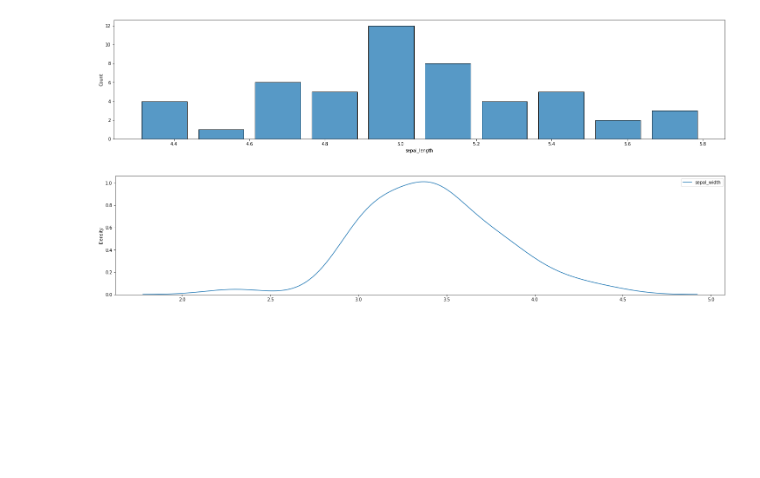
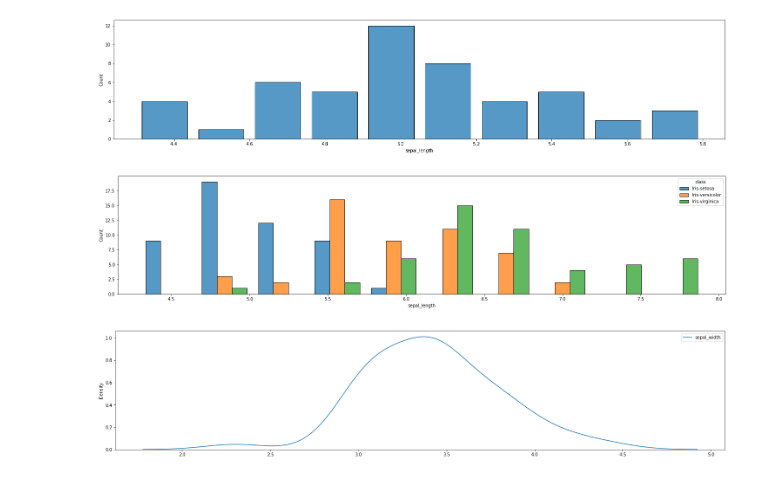
Before and after one commit to CrowdStrike/omigo-data-analytics, a Jupyter notebook: notebooks/graphs.ipynb, the cells around one changed output. Cells and saved outputs as stored; diff of their text form; code cells hidden in the pictures; blank space fills up the shorter version.

Commit message:
Updating graphs example

```diff
--- a/notebooks/graphs.ipynb
+++ b/notebooks/graphs.ipynb
@@ -27,4 +28,9 @@ x1 = x \
 graphext.histogram(x1, "sepal_length")
 # %% [output]
 [figure]
+# %%
+# multiple classes data based histogram
+graphext.histogram(x, "sepal_length", "class")
+# %% [output]
+[figure, added]
 # %%
```
Also changed, not shown: parts of 5 cells of this notebook, 1 other file.
